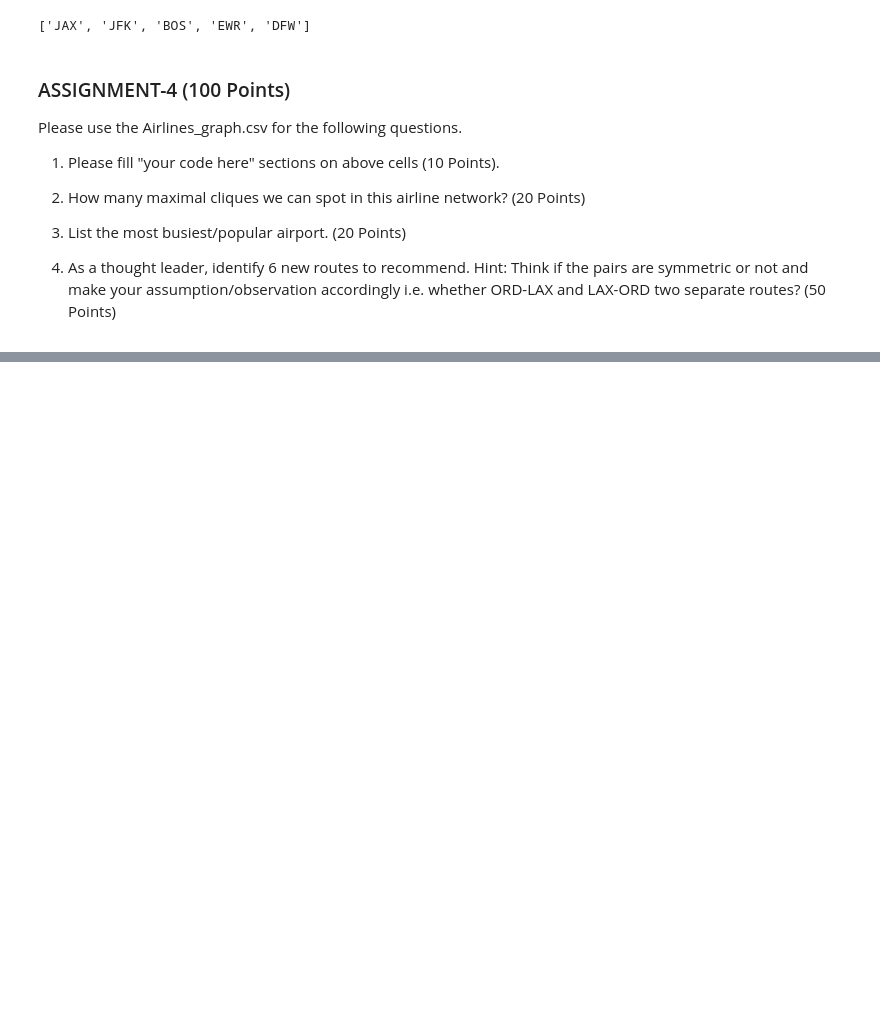
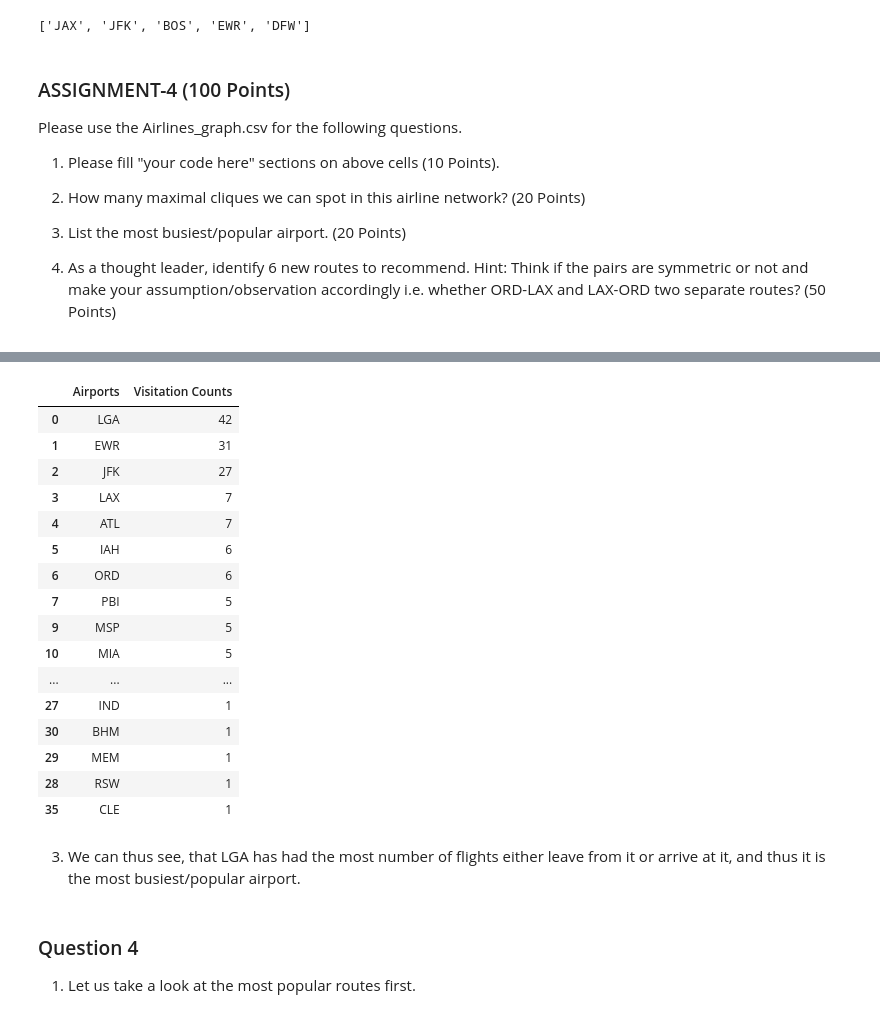
Before and after one commit to vishal-parameswaran/University-of-Chicago, a Jupyter notebook: Data Mining Principles/Assignment 4/Airlines_Homework_4_2023.ipynb, the cells around one changed output, grey strips where cells are left out. Saved outputs shown, nothing was run; the diff lists cells and outputs as text; code cells hidden in the pictures; blank space fills up the shorter version.

Commit message:
Data mining V2

```diff
--- a/Data Mining Principles/Assignment 4/Airlines_Homework_4_2023.ipynb
+++ b/Data Mining Principles/Assignment 4/Airlines_Homework_4_2023.ipynb
@@ -127,0 +155,29 @@ Please use the Airlines_graph.csv for the following questions.
+# %%
+airport,counts = list(data["origin"].value_counts().index.values) + list(data["dest"].value_counts().index.values),list(data["origin"].value_counts().values) + list(data["dest"].value_counts().values)
+# dest_airport,dest_counts = data["dest"].value_counts().index.values,data["dest"].value_counts().values
+busiest_df = pd.DataFrame({"Airports" : airport,"Visitation Counts" : counts})
+
+busiest_df.sort_values(by="Visitation Counts",ascending=False)
+# %% [output]
+|  | Airports | Visitation Counts |
+| 0 | LGA | 42 |
+| 1 | EWR | 31 |
+| 2 | JFK | 27 |
+| 3 | LAX | 7 |
+| 4 | ATL | 7 |
+| 5 | IAH | 6 |
+| 6 | ORD | 6 |
+| 7 | PBI | 5 |
+| 9 | MSP | 5 |
+| 10 | MIA | 5 |
+| ... | ... | ... |
+| 27 | IND | 1 |
+| 30 | BHM | 1 |
+| 29 | MEM | 1 |
+| 28 | RSW | 1 |
+| 35 | CLE | 1 |
+# %% [markdown]
+3. We can thus see, that LGA has had the most number of flights either leave from it or arrive at it, and thus it is the most busiest/popular airport.
+# %% [markdown]
+### Question 4
+1. Let us take a look at the most popular routes first.
```
Also changed, not shown: parts of 21 cells of this notebook.
